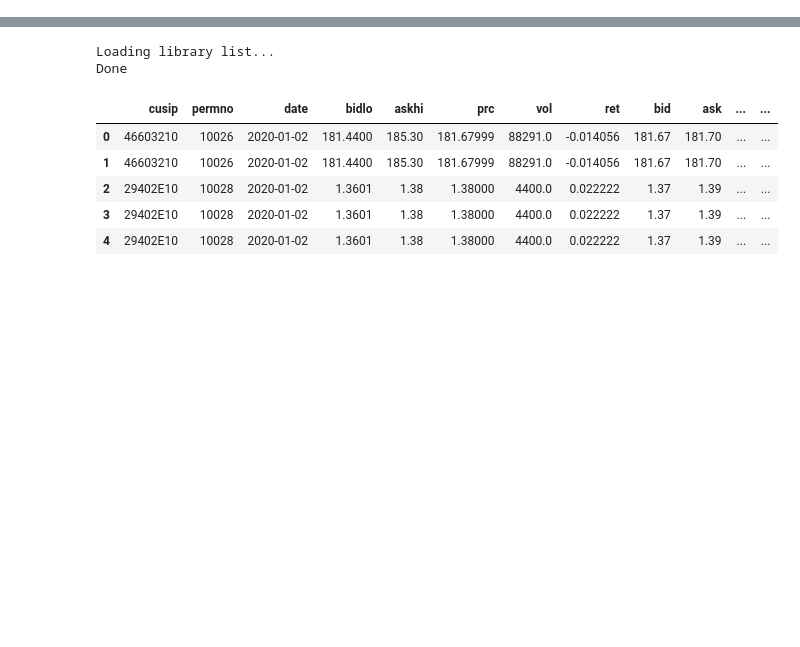
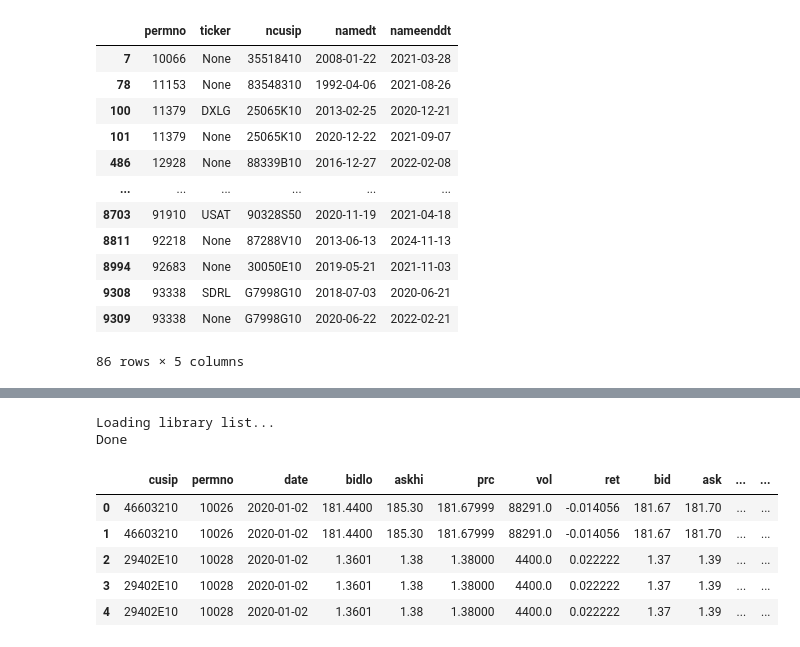
Before and after one commit to navid-nb/MSc_ML_Project1, a Jupyter notebook: temp.ipynb, the cells around one changed output, grey strips where cells are left out. Drawn from its saved outputs; the diff is of its cells as text; code cells hidden in the pictures; blank space fills up the shorter version.

```diff
--- a/temp.ipynb
+++ b/temp.ipynb
@@ -0,0 +70,24 @@
+# %%
+l=[10066, 11153, 11379, 12928, 13038, 13563, 13755, 13878, 13939, 14469,
+       14675, 15294, 15793, 16086, 16402, 16773, 18065, 29744, 32791, 52231,
+       76928, 77263, 77624, 78690, 78988, 79280, 82156, 82745, 83577, 83840,
+       84321, 84411, 85377, 85399, 85953, 86812, 86866, 87043, 87404, 88937,
+       88987, 89169, 89986, 91135, 91283, 91305, 91428, 91522, 91907, 91910,
+       92218, 92683, 93338]
+
+#from names get the tickers for these permnos
+names[names['permno'].isin(l)].sort_values(['permno','namedt'])
+# %% [output]
+|  | permno | ticker | ncusip | namedt | nameenddt |
+| 7 | 10066 | None | 35518410 | 2008-01-22 | 2021-03-28 |
+| 78 | 11153 | None | 83548310 | 1992-04-06 | 2021-08-26 |
+| 100 | 11379 | DXLG | 25065K10 | 2013-02-25 | 2020-12-21 |
+| 101 | 11379 | None | 25065K10 | 2020-12-22 | 2021-09-07 |
+| 486 | 12928 | None | 88339B10 | 2016-12-27 | 2022-02-08 |
+| ... | ... | ... | ... | ... | ... |
+| 8703 | 91910 | USAT | 90328S50 | 2020-11-19 | 2021-04-18 |
+| 8811 | 92218 | None | 87288V10 | 2013-06-13 | 2024-11-13 |
+| 8994 | 92683 | None | 30050E10 | 2019-05-21 | 2021-11-03 |
+| 9308 | 93338 | SDRL | G7998G10 | 2018-07-03 | 2020-06-21 |
+| 9309 | 93338 | None | G7998G10 | 2020-06-22 | 2022-02-21 |
+86 rows × 5 columns
```
Also changed, not shown: parts of 5 cells of this notebook, 3 other files.
